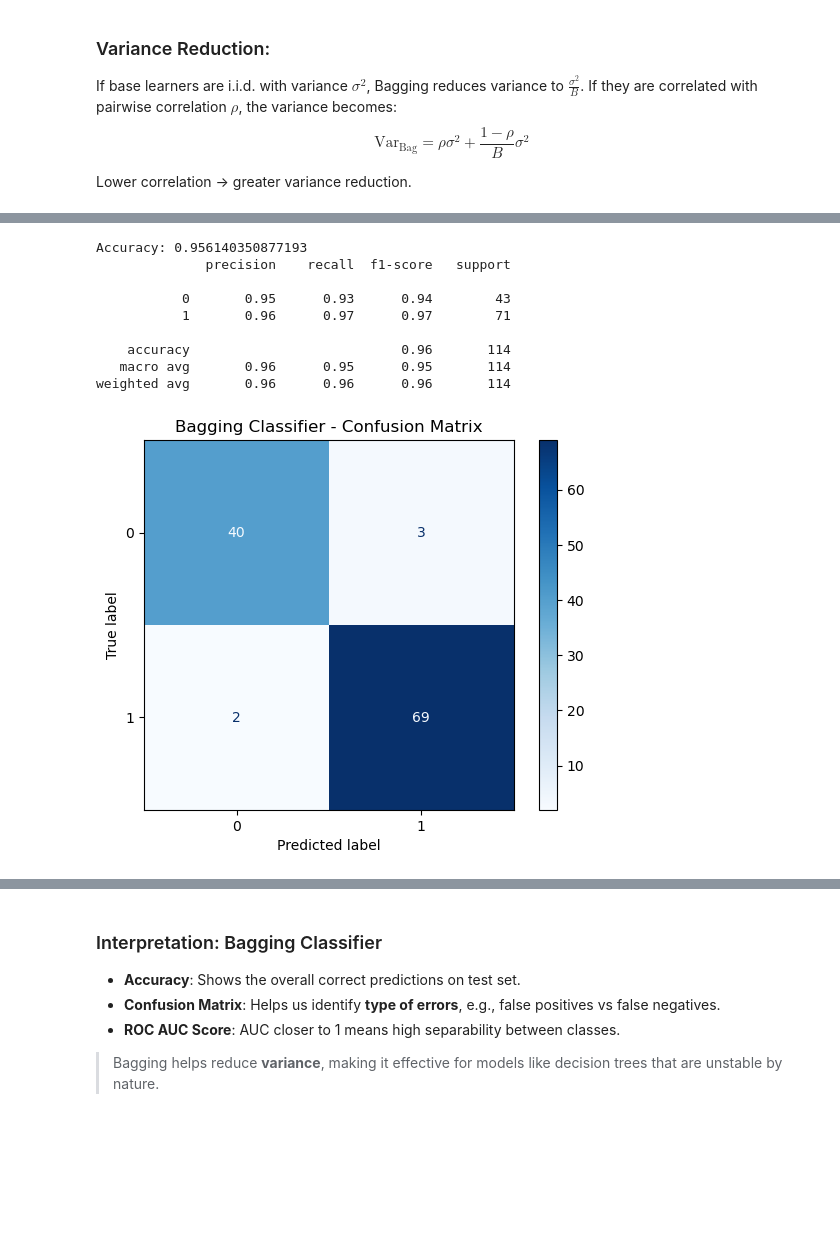
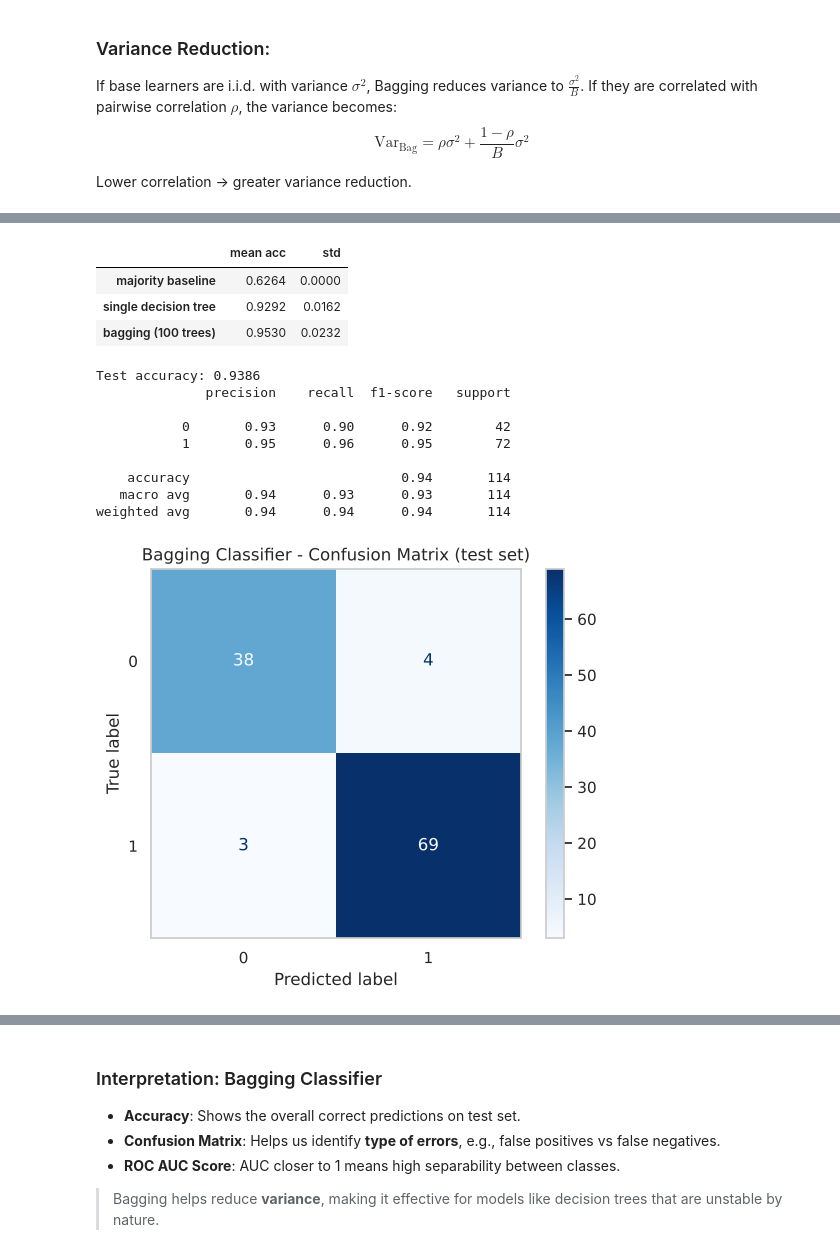
Before and after one commit to Zain62543/Python-Data-Analysis, a Jupyter notebook: projects/bias-variance-tradeoff/bias-variance-polynomial-fits-and-bagging.ipynb, the cells around one changed output, grey strips where cells are left out. Saved outputs shown, nothing was run; the diff lists cells and outputs as text; code cells hidden in the pictures; blank space fills up the shorter version.

```diff
--- a/projects/bias-variance-tradeoff/bias-variance-polynomial-fits-and-bagging.ipynb
+++ b/projects/bias-variance-tradeoff/bias-variance-polynomial-fits-and-bagging.ipynb
@@ -283,6 +314,6 @@ from sklearn.preprocessing import StandardScaler
 data = load_breast_cancer()
 X = pd.DataFrame(data.data, columns=data.feature_names)
 y = pd.Series(data.target)
+
+# Stratified train-test split; the test set is used once, at the end
+X_train, X_test, y_train, y_test = train_test_split(X, y, test_size=0.2, random_state=42, stratify=y)
-# %%
-# Train-test split
-X_train, X_test, y_train, y_test = train_test_split(X, y, test_size=0.2, random_state=42)
@@ -309,28 +326,43 @@ bagging_clf = BaggingClassifier(
+# %%
+base_tree = DecisionTreeClassifier(random_state=42)
+bagging_clf = BaggingClassifier(estimator=base_tree, n_estimators=100, bootstrap=True, random_state=42, n_jobs=-1)
+
+cv = RepeatedStratifiedKFold(n_splits=5, n_repeats=5, random_state=0)
+rows = {}
+for name, m in {'majority baseline': DummyClassifier(strategy='most_frequent'),
+                'single decision tree': base_tree,
+                'bagging (100 trees)': bagging_clf}.items():
+    s = cross_val_score(m, X_train, y_train, cv=cv, scoring='accuracy')
+    rows[name] = {'mean acc': s.mean(), 'std': s.std()}
+pd.DataFrame(rows).T.round(4)
+# %% [output]
+|  | mean acc | std |
+| majority baseline | 0.6264 | 0.0000 |
+| single decision tree | 0.9292 | 0.0162 |
+| bagging (100 trees) | 0.9530 | 0.0232 |
 # %%
-# Fit and evaluate
-bagging_clf.fit(X_train_scaled, y_train)
-y_pred = bagging_clf.predict(X_test_scaled)
+# Fit on the training set and evaluate once on the test set
+bagging_clf.fit(X_train, y_train)
+y_pred = bagging_clf.predict(X_test)
 
-print("Accuracy:", accuracy_score(y_test, y_pred))
+print("Test accuracy:", round(accuracy_score(y_test, y_pred), 4))
 print(classification_report(y_test, y_pred))
 # %% [output]
-Accuracy: 0.956140350877193
+Test accuracy: 0.9386
               precision    recall  f1-score   support
 
-           0       0.95      0.93      0.94        43
-           1       0.96      0.97      0.97        71
+           0       0.93      0.90      0.92        42
+           1       0.95      0.96      0.95        72
 
-    accuracy                           0.96       114
-   macro avg       0.96      0.95      0.95       114
-weighted avg       0.96      0.96      0.96       114
+    accuracy                           0.94       114
+   macro avg       0.94      0.93      0.93       114
+weighted avg       0.94      0.94      0.94       114
 # %%
-from sklearn.metrics import confusion_matrix, ConfusionMatrixDisplay
-
-# Confusion Matrix
 cm = confusion_matrix(y_test, y_pred)
 disp = ConfusionMatrixDisplay(confusion_matrix=cm, display_labels=bagging_clf.classes_)
 disp.plot(cmap='Blues')
-plt.title("Bagging Classifier - Confusion Matrix")
+plt.title("Bagging Classifier - Confusion Matrix (test set)")
+plt.grid(False)
 plt.show()
 # %% [output]
-[figure, old version]
+[figure, new version]
```
Also changed, not shown: parts of 25 cells of this notebook, 27 other files.
